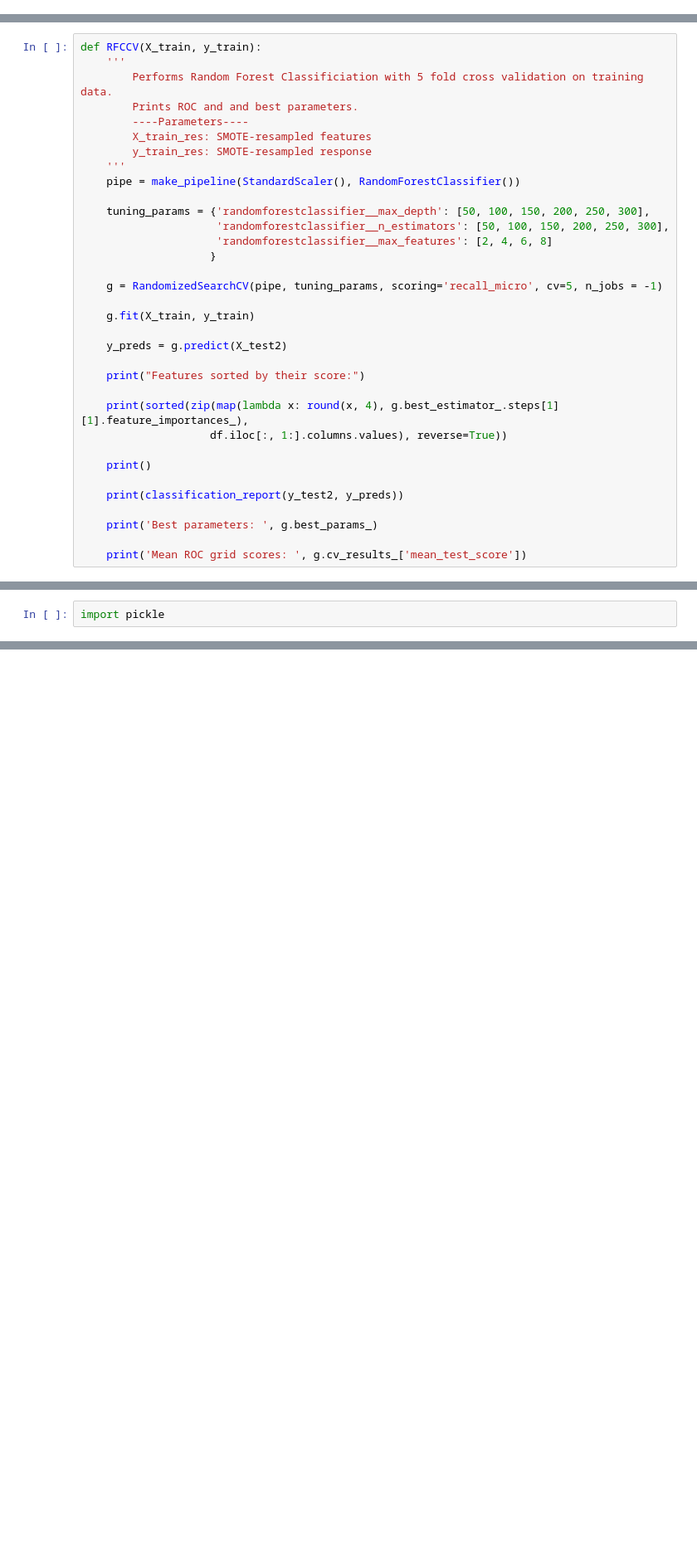
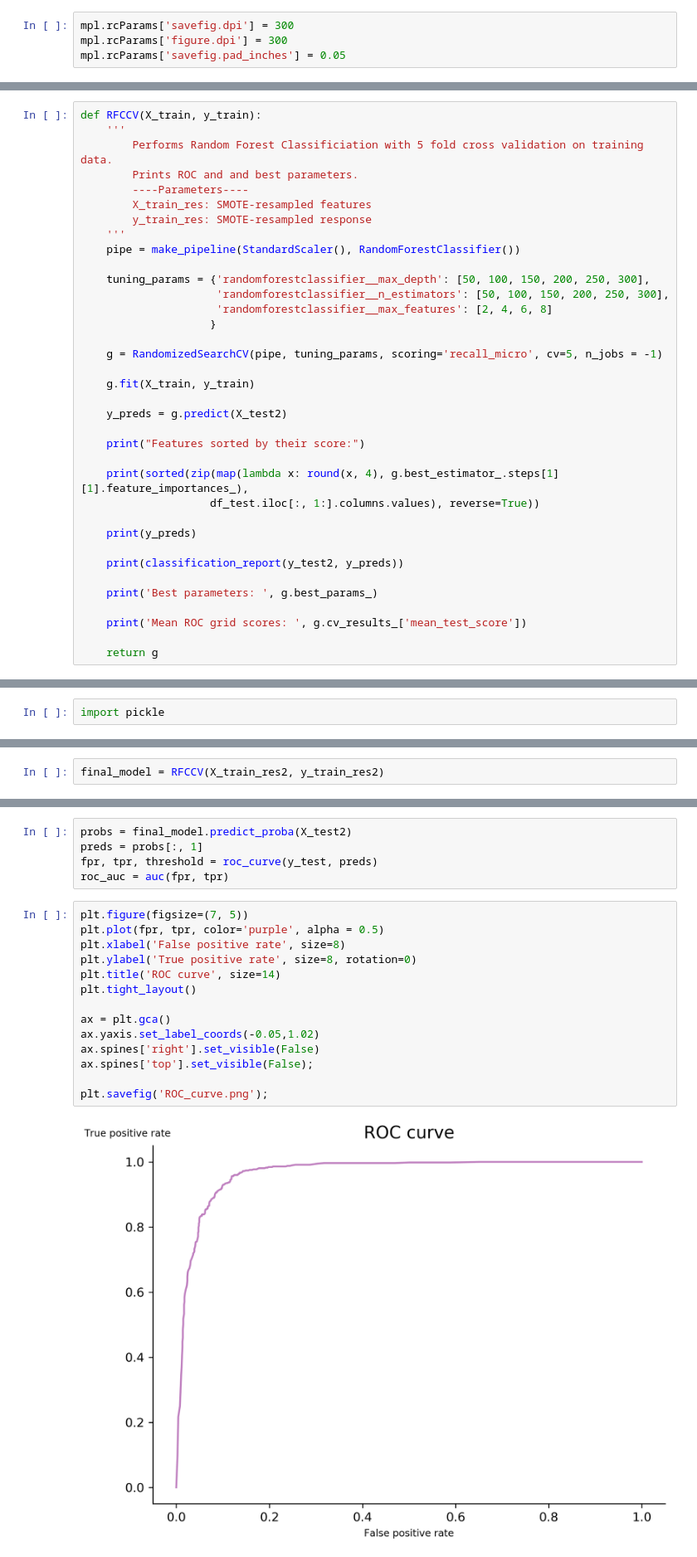
Before and after one commit to luketibbott/exo-or-not, a Jupyter notebook: finalize-model.ipynb, the cells around one changed output, grey strips where cells are left out. Shown at 83% size. Drawn from its saved outputs; the diff is of its cells as text; blank space fills up the shorter version.

Commit message:
Add ROC curve plot

```diff
--- a/finalize-model.ipynb
+++ b/finalize-model.ipynb
@@ -34,6 +35,10 @@ from sklearn.ensemble import AdaBoostClassifier
 # %% [output]
 The autoreload extension is already loaded. To reload it, use:
   %reload_ext autoreload
+# %%
+mpl.rcParams['savefig.dpi'] = 300
+mpl.rcParams['figure.dpi'] = 300
+mpl.rcParams['savefig.pad_inches'] = 0.05
 # %%
 df = pd.read_csv('final.csv', index_col = 0)
 # %%
@@ -115,15 +116,17 @@ def RFCCV(X_train, y_train):
     print("Features sorted by their score:")
 
     print(sorted(zip(map(lambda x: round(x, 4), g.best_estimator_.steps[1][1].feature_importances_),
-                    df.iloc[:, 1:].columns.values), reverse=True))
+                    df_test.iloc[:, 1:].columns.values), reverse=True))
 
-    print()
+    print(y_preds)
 
     print(classification_report(y_test2, y_preds))
 
     print('Best parameters: ', g.best_params_)
 
     print('Mean ROC grid scores: ', g.cv_results_['mean_test_score'])
+
+    return g
 # %% [markdown]
 ## Gradient Boosting
 # %%
@@ -206,0 +219,2 @@ pickle.dump
+# %%
+final_model = RFCCV(X_train_res2, y_train_res2)
@@ -237,0 +269,21 @@ Mean ROC grid scores:  [0.73239022 0.5        0.26731506 0.5        0.26731506 0
+# %%
+probs = final_model.predict_proba(X_test2)
+preds = probs[:, 1]
+fpr, tpr, threshold = roc_curve(y_test, preds)
+roc_auc = auc(fpr, tpr)
+# %%
+plt.figure(figsize=(7, 5))
+plt.plot(fpr, tpr, color='purple', alpha = 0.5)
+plt.xlabel('False positive rate', size=8)
+plt.ylabel('True positive rate', size=8, rotation=0)
+plt.title('ROC curve', size=14)
+plt.tight_layout()
+
+ax = plt.gca()
+ax.yaxis.set_label_coords(-0.05,1.02)
+ax.spines['right'].set_visible(False)
+ax.spines['top'].set_visible(False);
+
+plt.savefig('ROC_curve.png');
+# %% [output]
+[figure, added]
```
Also changed, not shown: parts of 9 cells of this notebook.
